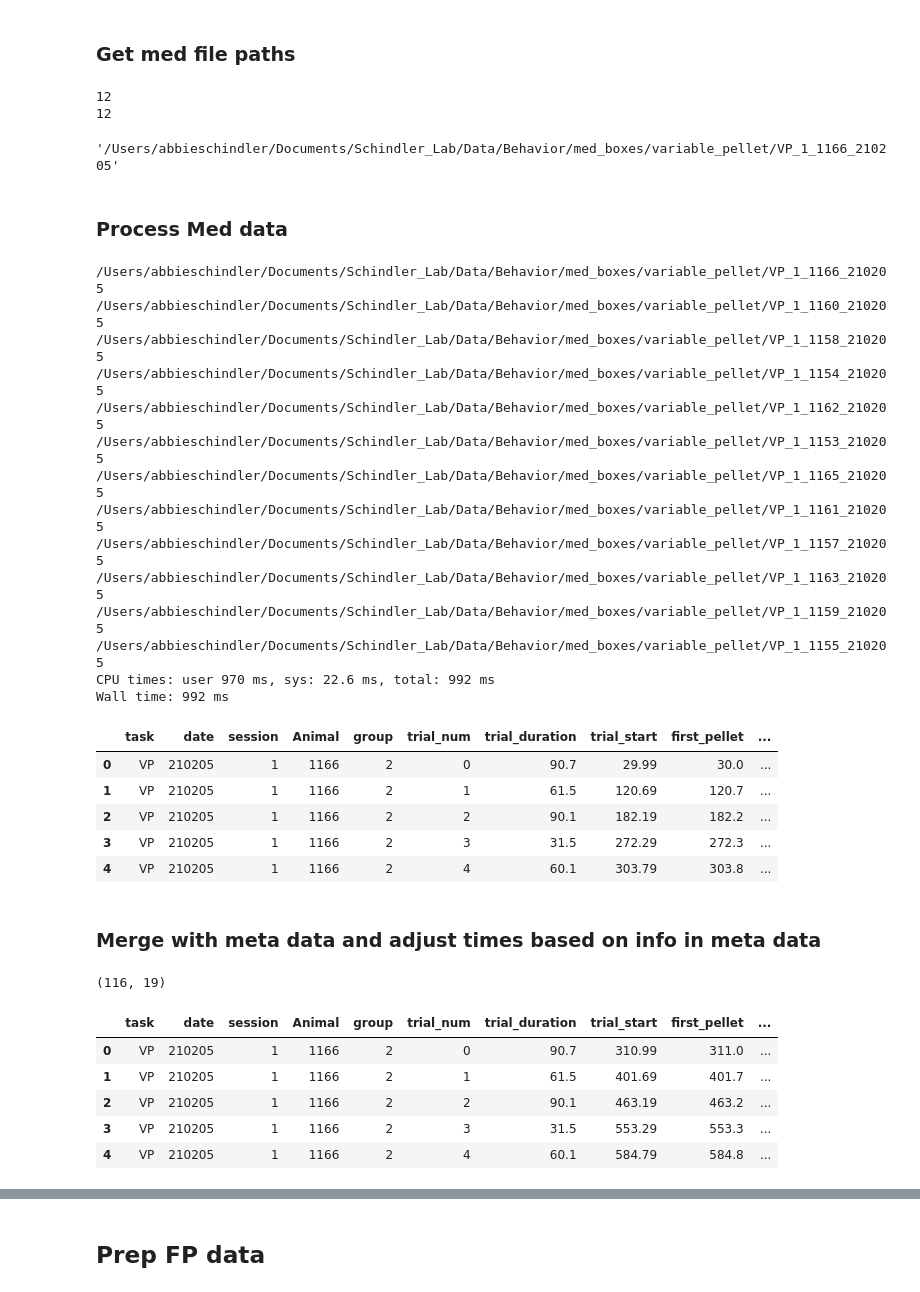
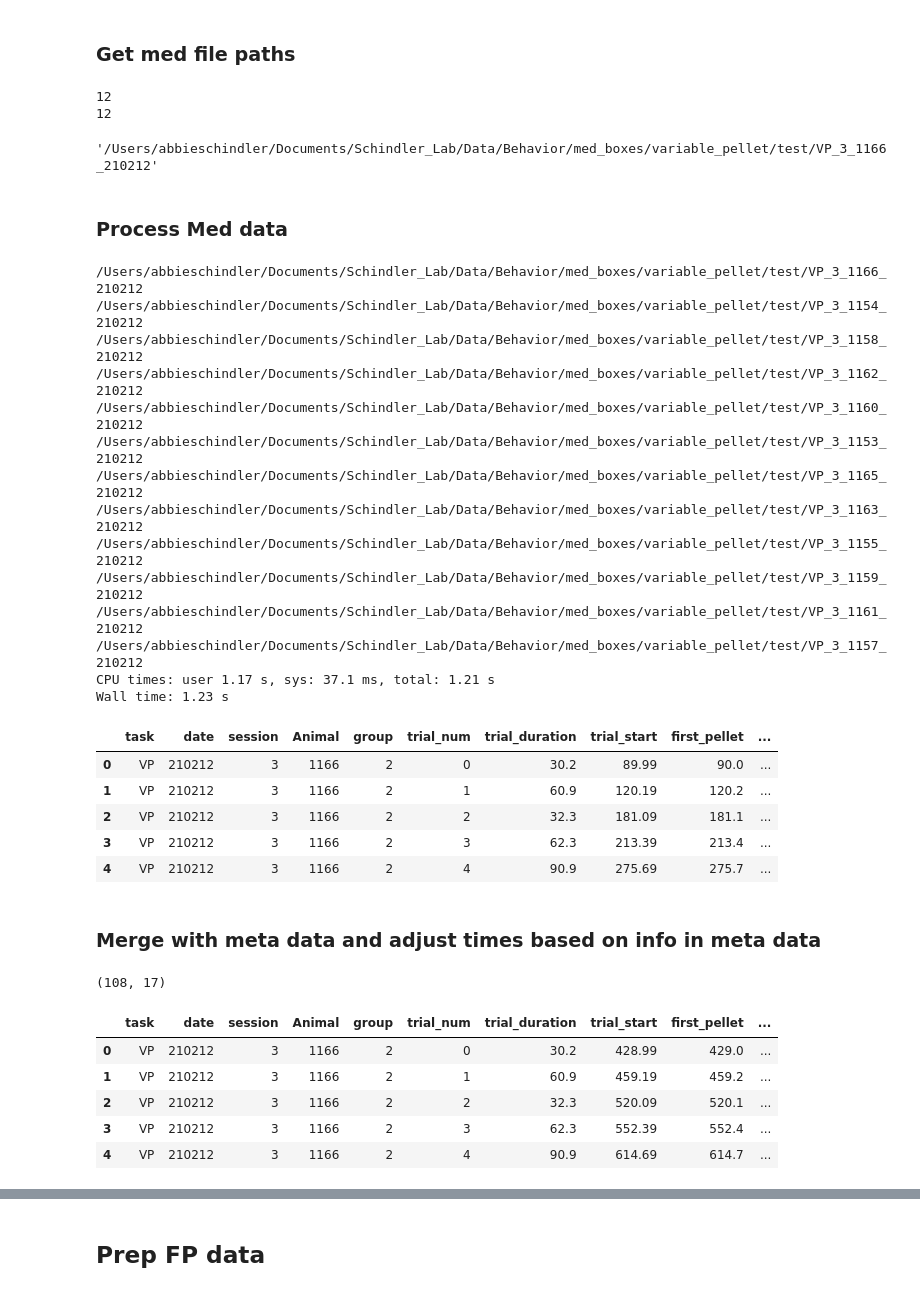
Before and after one commit to grace3999/wireless_fiber_photometry, a Jupyter notebook: FP_VP.ipynb, the cells around one changed output, grey strips where cells are left out. Drawn from its saved outputs; the diff is of its cells as text; code cells hidden in the pictures.

```diff
--- a/FP_VP.ipynb
+++ b/FP_VP.ipynb
@@ -25,7 +25,7 @@ np.set_printoptions(suppress=True)
 # %% [markdown]
 ## Prep animal meta data
 # %%
-path_meta = '/Users/abbieschindler/Documents/Schindler_Lab/Data/FP/VP1.csv'
+path_meta = '/Users/abbieschindler/Documents/Schindler_Lab/Data/FP/VP3.csv'
 
 data_meta = pd.read_csv(path_meta)
 data_meta = pd.DataFrame(data = data_meta)
@@ -211,7 +211,7 @@ def create_session_df(trial_data, event_dic):
 # %% [markdown]
 ### Get med file paths
 # %%
-path = '/Users/abbieschindler/Documents/Schindler_Lab/Data/Behavior/med_boxes/variable_pellet'
+path = '/Users/abbieschindler/Documents/Schindler_Lab/Data/Behavior/med_boxes/variable_pellet/test'
 
 file_names = os.listdir(path)
 print(len(file_names))
@@ -228,7 +228,7 @@ file_paths[0]
 # %% [output]
 12
 12
-'/Users/abbieschindler/Documents/Schindler_Lab/Data/Behavior/med_boxes/variable_pellet/VP_1_1166_210205'
+'/Users/abbieschindler/Documents/Schindler_Lab/Data/Behavior/med_boxes/variable_pellet/test/VP_3_1166_210212'
 # %% [markdown]
 ### Process Med data
 # %%
@@ -265,42 +265,45 @@ for file in file_paths:
 
 final_data.head()
 # %% [output]
-/Users/abbieschindler/Documents/Schindler_Lab/Data/Behavior/med_boxes/variable_pellet/VP_1_1166_210205
-/Users/abbieschindler/Documents/Schindler_Lab/Data/Behavior/med_boxes/variable_pellet/VP_1_1160_210205
-/Users/abbieschindler/Documents/Schindler_Lab/Data/Behavior/med_boxes/variable_pellet/VP_1_1158_210205
-/Users/abbieschindler/Documents/Schindler_Lab/Data/Behavior/med_boxes/variable_pellet/VP_1_1154_210205
-/Users/abbieschindler/Documents/Schindler_Lab/Data/Behavior/med_boxes/variable_pellet/VP_1_1162_210205
-/Users/abbieschindler/Documents/Schindler_Lab/Data/Behavior/med_boxes/variable_pellet/VP_1_1153_210205
-/Users/abbieschindler/Documents/Schindler_Lab/Data/Behavior/med_boxes/variable_pellet/VP_1_1165_210205
-/Users/abbieschindler/Documents/Schindler_Lab/Data/Behavior/med_boxes/variable_pellet/VP_1_1161_210205
-/Users/abbieschindler/Documents/Schindler_Lab/Data/Behavior/med_boxes/variable_pellet/VP_1_1157_210205
-/Users/abbieschindler/Documents/Schindler_Lab/Data/Behavior/med_boxes/variable_pellet/VP_1_1163_210205
-/Users/abbieschindler/Documents/Schindler_Lab/Data/Behavior/med_boxes/variable_pellet/VP_1_1159_210205
-/Users/abbieschindler/Documents/Schindler_Lab/Data/Behavior/med_boxes/variable_pellet/VP_1_1155_210205
-CPU times: user 970 ms, sys: 22.6 ms, total: 992 ms
-Wall time: 992 ms
+/Users/abbieschindler/Documents/Schindler_Lab/Data/Behavior/med_boxes/variable_pellet/test/VP_3_1166_210212
+/Users/abbieschindler/Documents/Schindler_Lab/Data/Behavior/med_boxes/variable_pellet/test/VP_3_1154_210212
+/Users/abbieschindler/Documents/Schindler_Lab/Data/Behavior/med_boxes/variable_pellet/test/VP_3_1158_210212
+/Users/abbieschindler/Documents/Schindler_Lab/Data/Behavior/med_boxes/variable_pellet/test/VP_3_1162_210212
+/Users/abbieschindler/Documents/Schindler_Lab/Data/Behavior/med_boxes/variable_pellet/test/VP_3_1160_210212
+/Users/abbieschindler/Documents/Schindler_Lab/Data/Behavior/med_boxes/variable_pellet/test/VP_3_1153_210212
+/Users/abbieschindler/Documents/Schindler_Lab/Data/Behavior/med_boxes/variable_pellet/test/VP_3_1165_210212
+/Users/abbieschindler/Documents/Schindler_Lab/Data/Behavior/med_boxes/variable_pellet/test/VP_3_1163_210212
+/Users/abbieschindler/Documents/Schindler_Lab/Data/Behavior/med_boxes/variable_pellet/test/VP_3_1155_210212
+/Users/abbieschindler/Documents/Schindler_Lab/Data/Behavior/med_boxes/variable_pellet/test/VP_3_1159_210212
+/Users/abbieschindler/Documents/Schindler_Lab/Data/Behavior/med_boxes/variable_pellet/test/VP_3_1161_210212
+/Users/abbieschindler/Documents/Schindler_Lab/Data/Behavior/med_boxes/variable_pellet/test/VP_3_1157_210212
+CPU times: user 1.17 s, sys: 37.1 ms, total: 1.21 s
+Wall time: 1.23 s
 |  | task | date | session | Animal | group | trial_num | trial_duration | trial_start | first_pellet | ... |
-| 0 | VP | 210205 | 1 | 1166 | 2 | 0 | 90.7 | 29.99 | 30.0 | ... |
-| 1 | VP | 210205 | 1 | 1166 | 2 | 1 | 61.5 | 120.69 | 120.7 | ... |
-| 2 | VP | 210205 | 1 | 1166 | 2 | 2 | 90.1 | 182.19 | 182.2 | ... |
-| 3 | VP | 210205 | 1 | 1166 | 2 | 3 | 31.5 | 272.29 | 272.3 | ... |
-| 4 | VP | 210205 | 1 | 1166 | 2 | 4 | 60.1 | 303.79 | 303.8 | ... |
+| 0 | VP | 210212 | 3 | 1166 | 2 | 0 | 30.2 | 89.99 | 90.0 | ... |
+| 1 | VP | 210212 | 3 | 1166 | 2 | 1 | 60.9 | 120.19 | 120.2 | ... |
+| 2 | VP | 210212 | 3 | 1166 | 2 | 2 | 32.3 | 181.09 | 181.1 | ... |
+| 3 | VP | 210212 | 3 | 1166 | 2 | 3 | 62.3 | 213.39 | 213.4 | ... |
+| 4 | VP | 210212 | 3 | 1166 | 2 | 4 | 90.9 | 275.69 | 275.7 | ... |
 # %% [markdown]
 ### Merge with meta data and adjust times based on info in meta data
 # %%
 data_final = final_data.merge(data_meta, on='Animal')
-data_final['trial_start'] = data_final['trial_start'] + data_final['start_VP'] -60
-data_final['first_pellet'] = data_final['first_pellet'] + data_final['start_VP'] -60
-data_final['first_HE'] = data_final['first_HE'] + data_final['start_VP'] -60
+data_final['trial_start'] = data_final['trial_start'] + data_final['start_VP'] -1
+data_final['first_pellet'] = data_final['first_pellet'] + data_final['start_VP'] -1
+data_final['first_HE'] = data_final['first_HE'] + data_final['start_VP'] -1
+
+#drop final trial (no pellet delivered)
+data_final = data_final[data_final['trial_num'] != 9]
 print(data_final.shape)
 data_final.head()
 # %% [output]
-(116, 19)
+(108, 17)
 |  | task | date | session | Animal | group | trial_num | trial_duration | trial_start | first_pellet | ... |
-| 0 | VP | 210205 | 1 | 1166 | 2 | 0 | 90.7 | 310.99 | 311.0 | ... |
-| 1 | VP | 210205 | 1 | 1166 | 2 | 1 | 61.5 | 401.69 | 401.7 | ... |
-| 2 | VP | 210205 | 1 | 1166 | 2 | 2 | 90.1 | 463.19 | 463.2 | ... |
-| 3 | VP | 210205 | 1 | 1166 | 2 | 3 | 31.5 | 553.29 | 553.3 | ... |
-| 4 | VP | 210205 | 1 | 1166 | 2 | 4 | 60.1 | 584.79 | 584.8 | ... |
+| 0 | VP | 210212 | 3 | 1166 | 2 | 0 | 30.2 | 428.99 | 429.0 | ... |
+| 1 | VP | 210212 | 3 | 1166 | 2 | 1 | 60.9 | 459.19 | 459.2 | ... |
+| 2 | VP | 210212 | 3 | 1166 | 2 | 2 | 32.3 | 520.09 | 520.1 | ... |
+| 3 | VP | 210212 | 3 | 1166 | 2 | 3 | 62.3 | 552.39 | 552.4 | ... |
+| 4 | VP | 210212 | 3 | 1166 | 2 | 4 | 90.9 | 614.69 | 614.7 | ... |
 # %%
 data_final_long = pd.melt(data_final, id_vars=['task', 'date', 'session', 'Animal', 'group', 'trial_num', 'trial_duration',
```
Also changed, not shown: parts of 16 cells of this notebook, 2 other files.
